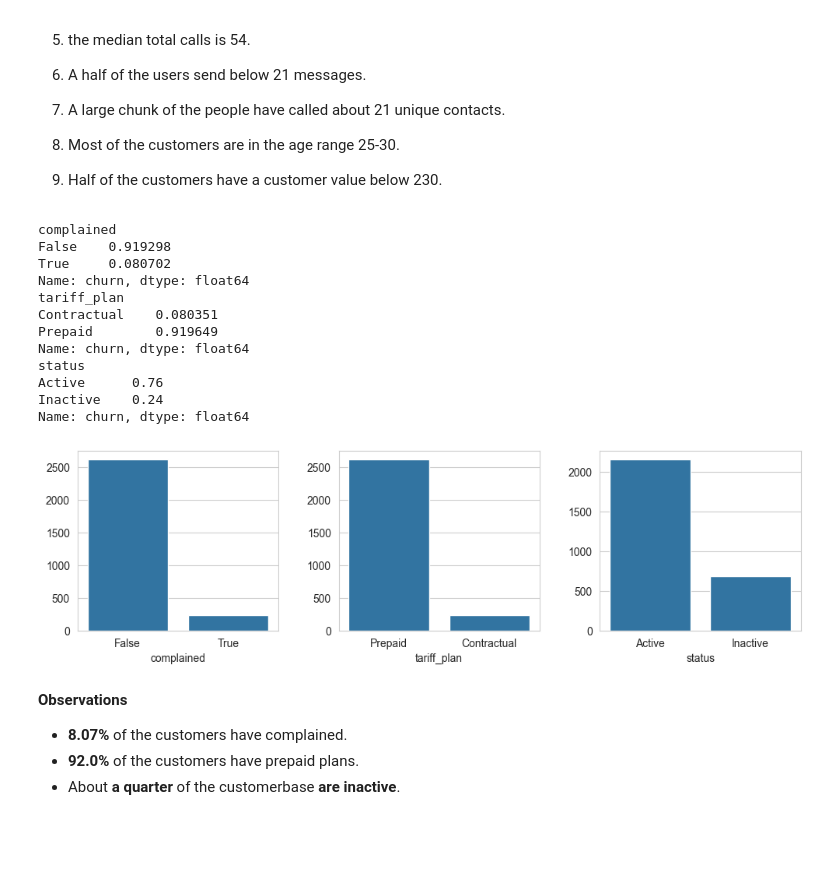
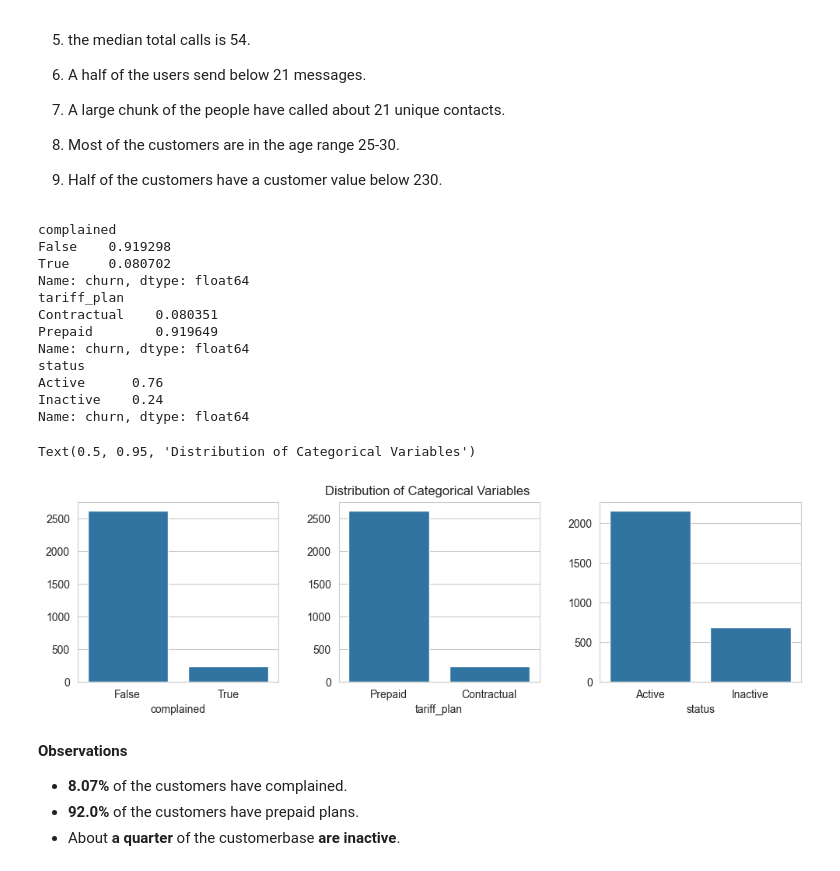
Before and after one commit to mlcuadra1/Churn-Risk-EDA, a Jupyter notebook: notebooks/Script 2 - EDA.ipynb, the cells around one changed output. Cells and saved outputs as stored; diff of their text form; code cells hidden in the pictures; blank space fills up the shorter version.

```diff
--- a/notebooks/Script 2 - EDA.ipynb
+++ b/notebooks/Script 2 - EDA.ipynb
@@ -161,31 +163,33 @@ Since most of the distributions have a skew, I will be referring more to the med
 # %%
 cat_list = list(['complained', 'tariff_plan', 'status'])
 
 fig1, axes = plt.subplots(1, 3, figsize=(12,3))
 
 for i, cat_col in enumerate(cat_list):
     sns.countplot(x=df[cat_col], data=df, ax=axes[i])
     axes[i].set_ylabel('')
 
     values_count = df.groupby(cat_col)['churn'].count()
     values_frac = values_count / len(df)
     print(values_frac)
 
 fig1.subplots_adjust(wspace=0.3)
+fig1.suptitle('Distribution of Categorical Variables', x=0.5, y=0.95)
 # %% [output]
 complained
 False    0.919298
 True     0.080702
 Name: churn, dtype: float64
 tariff_plan
 Contractual    0.080351
 Prepaid        0.919649
 Name: churn, dtype: float64
 status
 Active      0.76
 Inactive    0.24
 Name: churn, dtype: float64
+Text(0.5, 0.95, 'Distribution of Categorical Variables')
-[figure, old version]
+[figure, new version]
 # %% [markdown]
 **Observations**
 - **8.07%** of the customers have complained.
```
Also changed, not shown: parts of 23 cells of this notebook, 18 other files.
